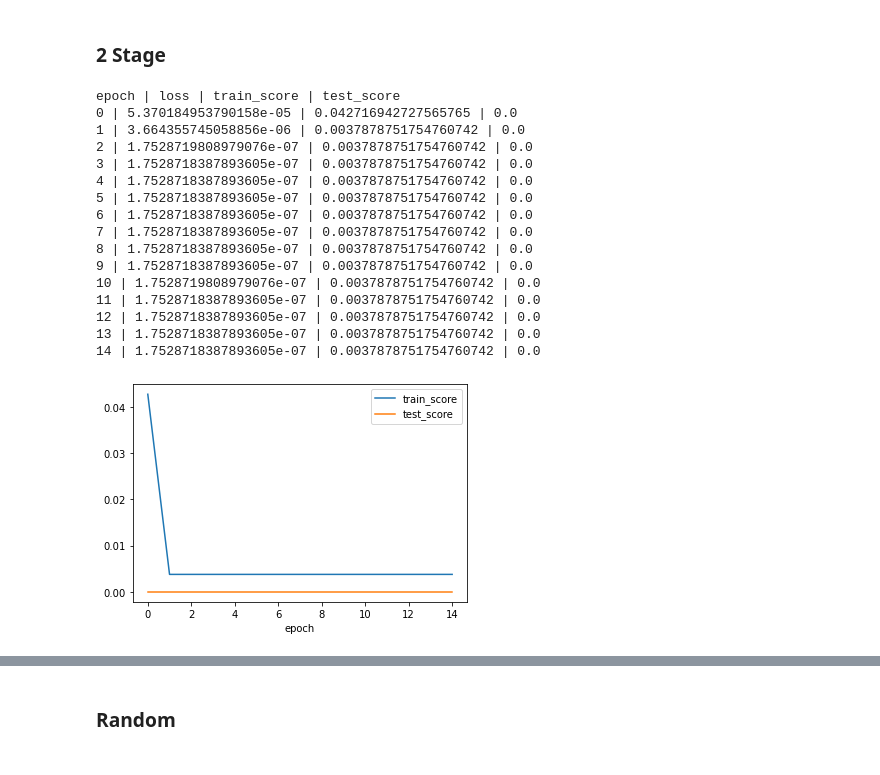
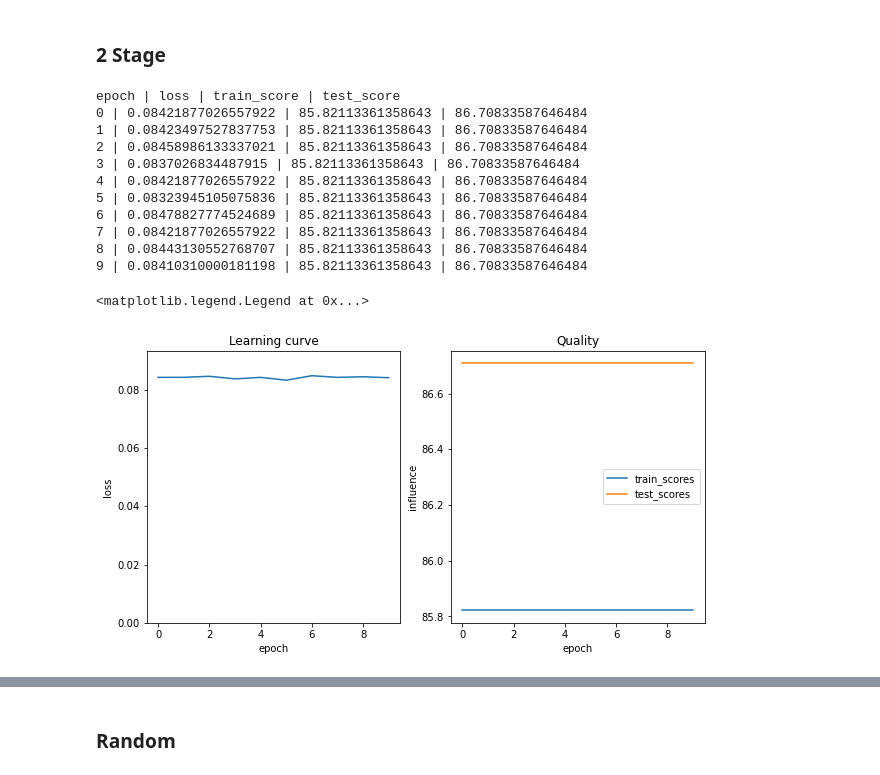
Before and after one commit to mario-michelessa/influence-maximization, a Jupyter notebook: decision_focused_learning_gpu/grd_main_twitter_gpu.ipynb, the cells around one changed output, grey strips where cells are left out. Drawn from its saved outputs; the diff is of its cells as text; code cells hidden in the pictures.

```diff
--- a/decision_focused_learning_gpu/grd_main_twitter_gpu.ipynb
+++ b/decision_focused_learning_gpu/grd_main_twitter_gpu.ipynb
@@ -45,6 +62,6 @@ def init_weights(m):
 # %%
 # setting device on GPU if available, else CPU
-device = torch.device('cuda' if torch.cuda.is_available() else 'cpu')
+device = torch.device('cpu' if torch.cuda.is_available() else 'cpu')
 print('Using device:', device)
 print()
 torch.cuda.empty_cache()
@@ -136,15 +134,7 @@ Wall time: 2.27 s
 # %%
-#learning_rate=0.1
-
-train_scores = []
-test_scores  = []
-loss_f = []
-net = make_fc(N_FEATURES, num_layers, activation, intermediate_size)
-net.apply(init_weights)
-net = net.to(device)
-optimizer = torch.optim.Adam(net.parameters(), lr = learning_rate)
-
 def eval_grd(net, X, Y):
     X = X.to(device)
     Y = Y.to(device)
-    return np.mean([set_func(greedy(k, net(X[i,:,:,:]).view_as(Y_train[0]), w)[1], Y[i, :, :], w) for i in range(X.shape[0])])
+    result = np.mean([    set_func(   greedy(k, net(X[i,:,:,:]).view_as(Y_train[0]), w)[1], Y[i, :, :], w) for i in range(X.shape[0])])
+
+    return result
@@ -219,62 +255,63 @@ The model does not seem to learn anything. The loss does not decrease.
 ### 2 Stage
 # %%
 
-num_epochs = 15
 train_scores = []
 test_scores  = []
 loss_2 = []
 
 net = make_fc(N_FEATURES, num_layers, activation, intermediate_size)
 net.apply(init_weights)
 net = net.to(device)
 
 loss_fn = nn.MSELoss()
-optimizer = torch.optim.Adam(net.parameters(), lr = learning_rate)
+optimizer = torch.optim.Adam(net.parameters(), lr = 0.1)
 
 print("epoch | loss | train_score | test_score ")
 
 for epoch in range(num_epochs):
     data_loader = torch.utils.data.DataLoader(dataset, batch_size = batch_size, shuffle = True)
     for X_batch, P_batch in data_loader:
         loss = 0
         for X, P in zip(X_batch, P_batch):
             X, P = X.to(device), P.to(device)
             pred = net(X).view_as(P)
             loss += loss_fn(pred, P)
         loss = loss / batch_size
         optimizer.zero_grad()
         loss.backward()
         optimizer.step()
-        loss_2.append(loss.item())
-
 
     train_score = eval_grd(net, X_train, Y_train)
     test_score  = eval_grd(net, X_test, Y_test)
     print(f"{epoch} | {loss} | {train_score} | {test_score}")
     train_scores.append(train_score)
     test_scores.append(test_score)
+    loss_2.append(loss.item())
 
-x = list(range(num_epochs))
-sns.lineplot(x, train_scores, label="train_score")
-sns.lineplot(x, test_scores, label="test_score")
-plt.legend()
-plt.xlabel("epoch")
-plt.show()
+fig, ax = plt.subplots(1,2, figsize = (10,5))
+ax[0].plot(loss_2)
+ax[0].set_title('Learning curve')
+ax[0].set_ylabel('loss')
+ax[0].set_xlabel('epoch')
+ax[0].set_ylim(0, 1.1 * max(loss_2))
+
+ax[1].plot(train_scores, label="train_scores")
+ax[1].plot(test_scores, label="test_scores")
+ax[1].set_title('Quality')
+ax[1].set_ylabel('influence')
+ax[1].set_xlabel('epoch')
+ax[1].legend()
 # %% [output]
 epoch | loss | train_score | test_score
-0 | 5.370184953790158e-05 | 0.042716942727565765 | 0.0
-1 | 3.664355745058856e-06 | 0.0037878751754760742 | 0.0
-2 | 1.7528719808979076e-07 | 0.0037878751754760742 | 0.0
-3 | 1.7528718387893605e-07 | 0.0037878751754760742 | 0.0
-4 | 1.7528718387893605e-07 | 0.0037878751754760742 | 0.0
-5 | 1.7528718387893605e-07 | 0.0037878751754760742 | 0.0
-6 | 1.7528718387893605e-07 | 0.0037878751754760742 | 0.0
-7 | 1.7528718387893605e-07 | 0.0037878751754760742 | 0.0
-8 | 1.7528718387893605e-07 | 0.0037878751754760742 | 0.0
-9 | 1.7528718387893605e-07 | 0.0037878751754760742 | 0.0
-10 | 1.7528719808979076e-07 | 0.0037878751754760742 | 0.0
-11 | 1.7528718387893605e-07 | 0.0037878751754760742 | 0.0
-12 | 1.7528718387893605e-07 | 0.0037878751754760742 | 0.0
-13 | 1.7528718387893605e-07 | 0.0037878751754760742 | 0.0
-14 | 1.7528718387893605e-07 | 0.0037878751754760742 | 0.0
+0 | 0.08421877026557922 | 85.82113361358643 | 86.70833587646484
+1 | 0.08423497527837753 | 85.82113361358643 | 86.70833587646484
+2 | 0.08458986133337021 | 85.82113361358643 | 86.70833587646484
+3 | 0.0837026834487915 | 85.82113361358643 | 86.70833587646484
+4 | 0.08421877026557922 | 85.82113361358643 | 86.70833587646484
+5 | 0.08323945105075836 | 85.82113361358643 | 86.70833587646484
+6 | 0.08478827774524689 | 85.82113361358643 | 86.70833587646484
+7 | 0.08421877026557922 | 85.82113361358643 | 86.70833587646484
+8 | 0.08443130552768707 | 85.82113361358643 | 86.70833587646484
+9 | 0.08410310000181198 | 85.82113361358643 | 86.70833587646484
+<matplotlib.legend.Legend at 0x...>
-[figure, old version]
+[figure, new version]
```
Also changed, not shown: parts of 28 cells of this notebook, 32 other files.
